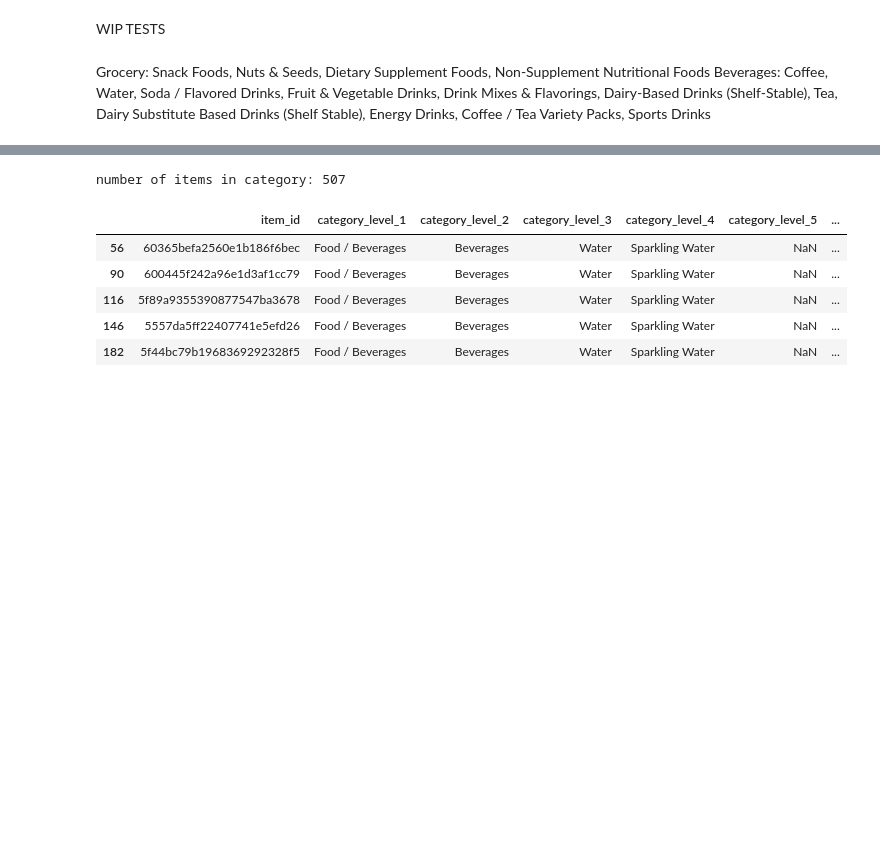
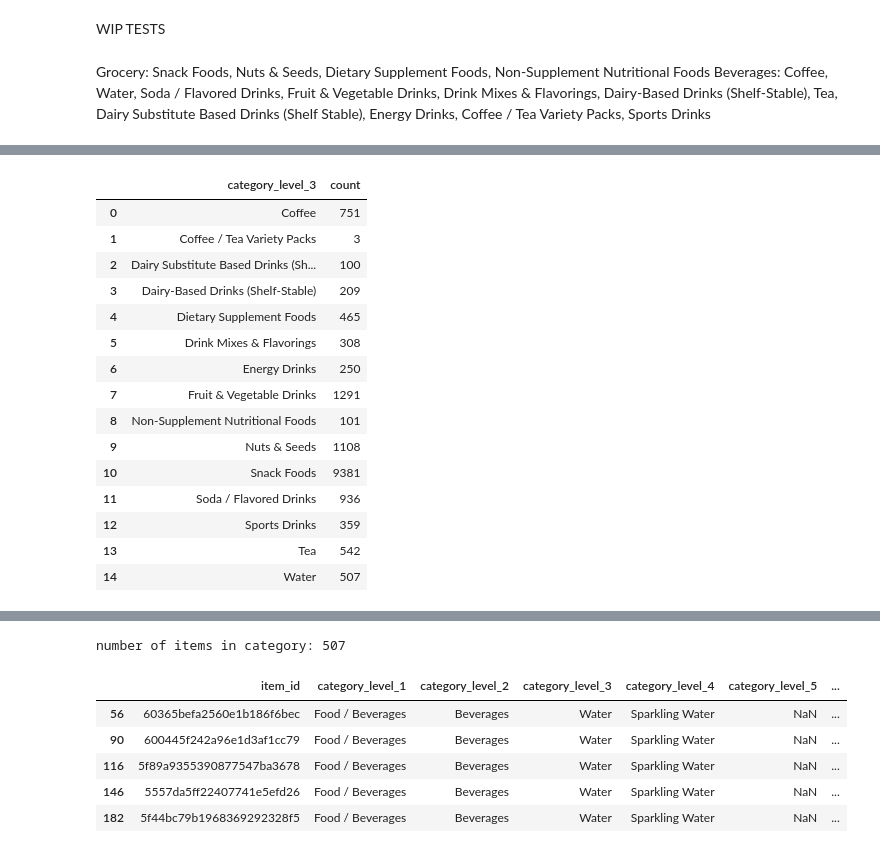
Before and after one commit to mafer09/craving-meter, a Jupyter notebook: Solr_Category.ipynb, the cells around one changed output, grey strips where cells are left out. Drawn from its saved outputs; the diff is of its cells as text; code cells hidden in the pictures; blank space fills up the shorter version.

```diff
--- a/Solr_Category.ipynb
+++ b/Solr_Category.ipynb
@@ -141,0 +229,20 @@ import pandas as pd
+# %%
+fdf.drop(columns=['item_id'])
+fdf.groupby(['category_level_3']).size().reset_index().rename(columns={0:'count'})
+# %% [output]
+|  | category_level_3 | count |
+| 0 | Coffee | 751 |
+| 1 | Coffee / Tea Variety Packs | 3 |
+| 2 | Dairy Substitute Based Drinks (Sh... | 100 |
+| 3 | Dairy-Based Drinks (Shelf-Stable) | 209 |
+| 4 | Dietary Supplement Foods | 465 |
+| 5 | Drink Mixes & Flavorings | 308 |
+| 6 | Energy Drinks | 250 |
+| 7 | Fruit & Vegetable Drinks | 1291 |
+| 8 | Non-Supplement Nutritional Foods | 101 |
+| 9 | Nuts & Seeds | 1108 |
+| 10 | Snack Foods | 9381 |
+| 11 | Soda / Flavored Drinks | 936 |
+| 12 | Sports Drinks | 359 |
+| 13 | Tea | 542 |
+| 14 | Water | 507 |
```
Also changed, not shown: parts of 24 cells of this notebook, 1 other file.
